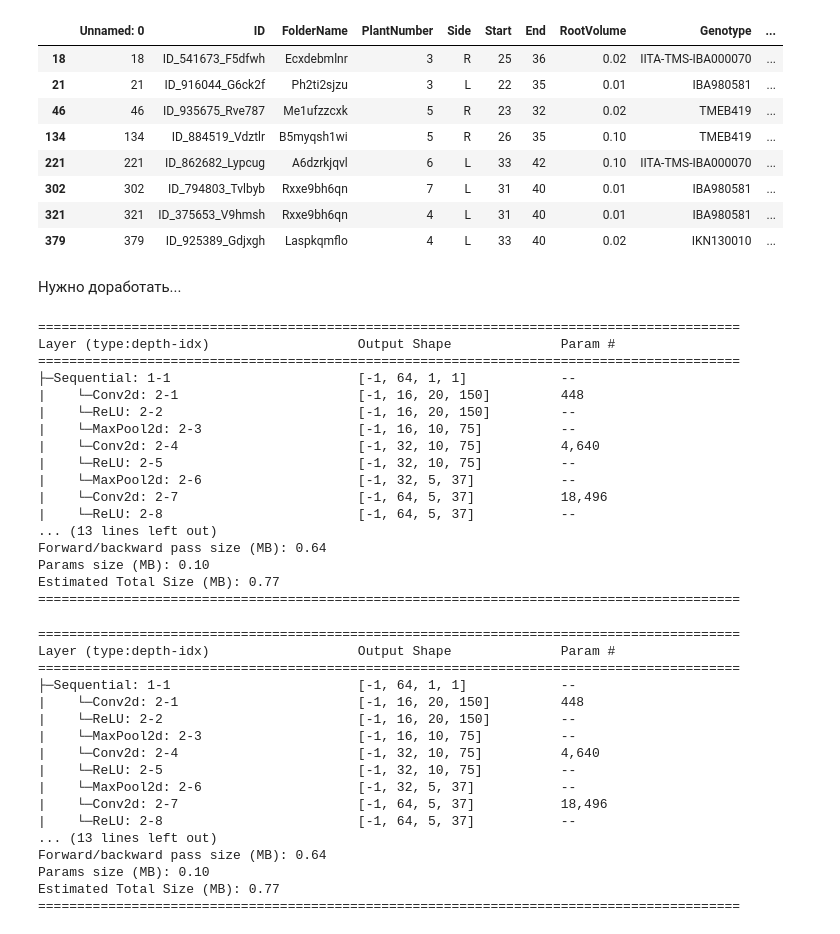
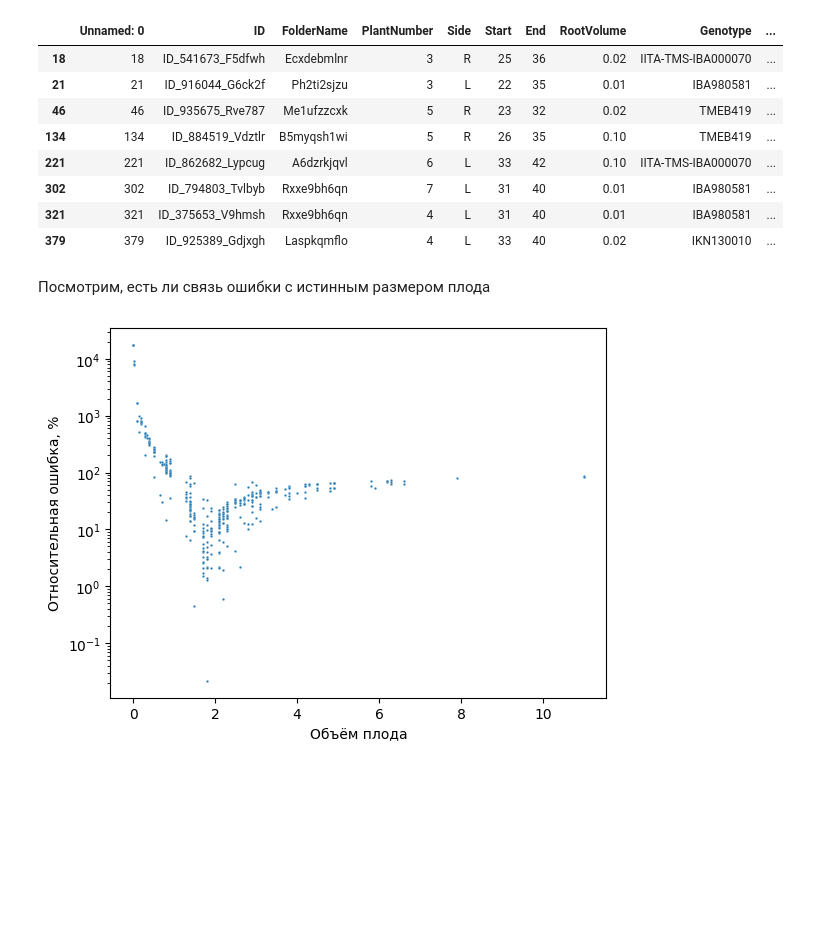
Before and after one commit to EHAT32/manioka, a Jupyter notebook: train_CNN.ipynb, the cells around one changed output. Cells and saved outputs as stored; diff of their text form; code cells hidden in the pictures; blank space fills up the shorter version.

Commit message:
some figures

```diff
--- a/train_CNN.ipynb
+++ b/train_CNN.ipynb
@@ -365,6 +365,11 @@ class RootVolumeRegressor(L.LightningModule):
 # %%
 model = RootVolumeRegressor()
 # %%
-trainer = L.Trainer(max_epochs = 20)
-
-trainer.fit(model, train_dataloader)
+if os.path.exists("cnn_models/model.ckpt"):
+    state_dict = torch.load("cnn_models/model.ckpt")['state_dict']
+    model.load_state_dict(state_dict)
+else:
+    trainer = L.Trainer(max_epochs = 20)
+    trainer.fit(model, train_dataloader)
+    os.makedirs("cnn_models", exist_ok=True)
+    trainer.save_checkpoint("cnn_models/model.ckpt")
@@ -538,5 +520,3 @@ new_train_df[new_train_df["MAPE"]> 1000]
 | 302 | 302 | ID_794803_Tvlbyb | Rxxe9bh6qn | 7 | L | 31 | 40 | 0.01 | IBA980581 | ... |
 | 321 | 321 | ID_375653_V9hmsh | Rxxe9bh6qn | 4 | L | 31 | 40 | 0.01 | IBA980581 | ... |
 | 379 | 379 | ID_925389_Gdjxgh | Laspkqmflo | 4 | L | 33 | 40 | 0.02 | IKN130010 | ... |
-# %% [markdown]
-Нужно доработать...
@@ -545,37 +523,10 @@ from torchsummary import summary
-# %%
-summary(model, (3, 20, 150))
-# %% [output]
-==========================================================================================
-Layer (type:depth-idx)                   Output Shape              Param #
-==========================================================================================
-├─Sequential: 1-1                        [-1, 64, 1, 1]            --
-|    └─Conv2d: 2-1                       [-1, 16, 20, 150]         448
-|    └─ReLU: 2-2                         [-1, 16, 20, 150]         --
-|    └─MaxPool2d: 2-3                    [-1, 16, 10, 75]          --
-|    └─Conv2d: 2-4                       [-1, 32, 10, 75]          4,640
-|    └─ReLU: 2-5                         [-1, 32, 10, 75]          --
-|    └─MaxPool2d: 2-6                    [-1, 32, 5, 37]           --
-|    └─Conv2d: 2-7                       [-1, 64, 5, 37]           18,496
-|    └─ReLU: 2-8                         [-1, 64, 5, 37]           --
-... (13 lines left out)
-Forward/backward pass size (MB): 0.64
-Params size (MB): 0.10
-Estimated Total Size (MB): 0.77
-==========================================================================================
-==========================================================================================
-Layer (type:depth-idx)                   Output Shape              Param #
-==========================================================================================
-├─Sequential: 1-1                        [-1, 64, 1, 1]            --
-|    └─Conv2d: 2-1                       [-1, 16, 20, 150]         448
-|    └─ReLU: 2-2                         [-1, 16, 20, 150]         --
-|    └─MaxPool2d: 2-3                    [-1, 16, 10, 75]          --
-|    └─Conv2d: 2-4                       [-1, 32, 10, 75]          4,640
-|    └─ReLU: 2-5                         [-1, 32, 10, 75]          --
-|    └─MaxPool2d: 2-6                    [-1, 32, 5, 37]           --
-|    └─Conv2d: 2-7                       [-1, 64, 5, 37]           18,496
-|    └─ReLU: 2-8                         [-1, 64, 5, 37]           --
-... (13 lines left out)
-Forward/backward pass size (MB): 0.64
-Params size (MB): 0.10
-Estimated Total Size (MB): 0.77
-==========================================================================================
+# %% [markdown]
+Посмотрим, есть ли связь ошибки с истинным размером плода
+# %%
+ax = sns.scatterplot(data=new_train_df, x='RootVolume', y='MAPE', s=3)
+ax.set_yscale('log')
+ax.set_ylabel("Относительная ошибка, %")
+ax.set_xlabel("Объём плода")
+plt.show()
+# %% [output]
+[figure, added]
```
Also changed, not shown: parts of 13 cells of this notebook.
